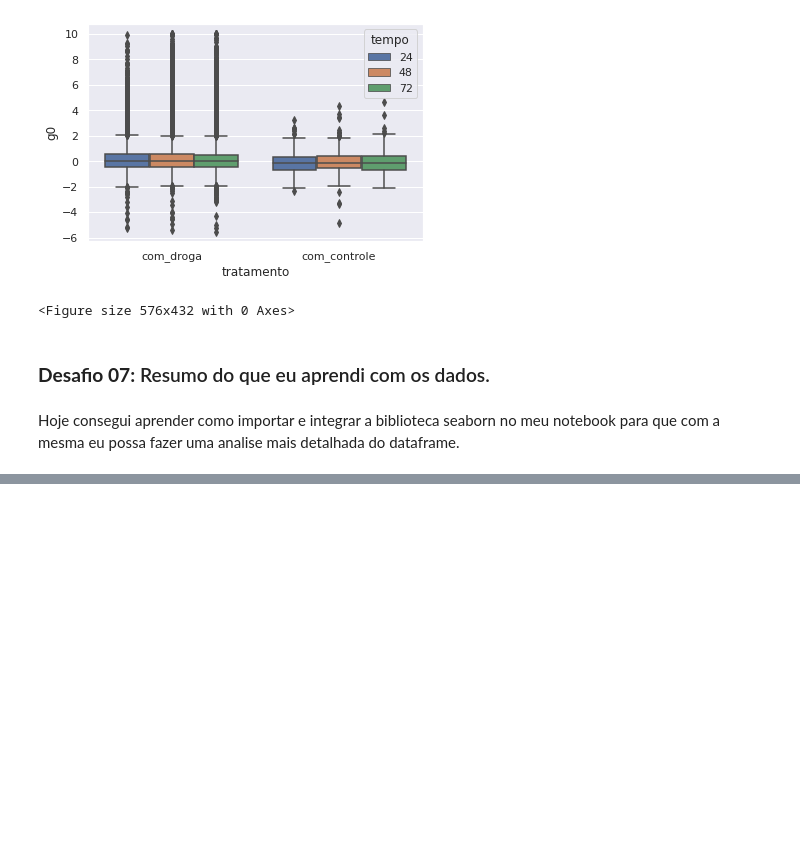
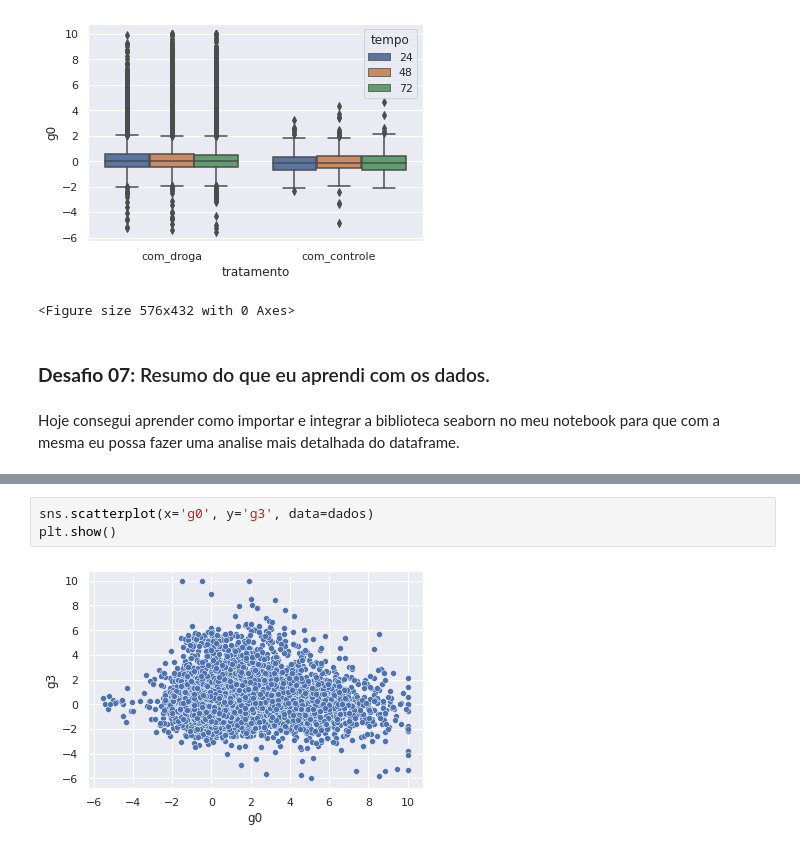
Before and after one commit to ezkias/imersao-dados, a Jupyter notebook: Imersão_Dados.ipynb, the cells around one changed output, grey strips where cells are left out. Drawn from its saved outputs; the diff is of its cells as text; blank space fills up the shorter version.

```diff
--- a/Imersão_Dados.ipynb
+++ b/Imersão_Dados.ipynb
@@ -481,0 +566,5 @@ Hoje consegui aprender como importar e integrar a biblioteca seaborn no meu note
+# %%
+sns.scatterplot(x='g0', y='g3', data=dados)
+plt.show()
+# %% [output]
+[figure, added]
```
Also changed, not shown: parts of 44 cells of this notebook.
